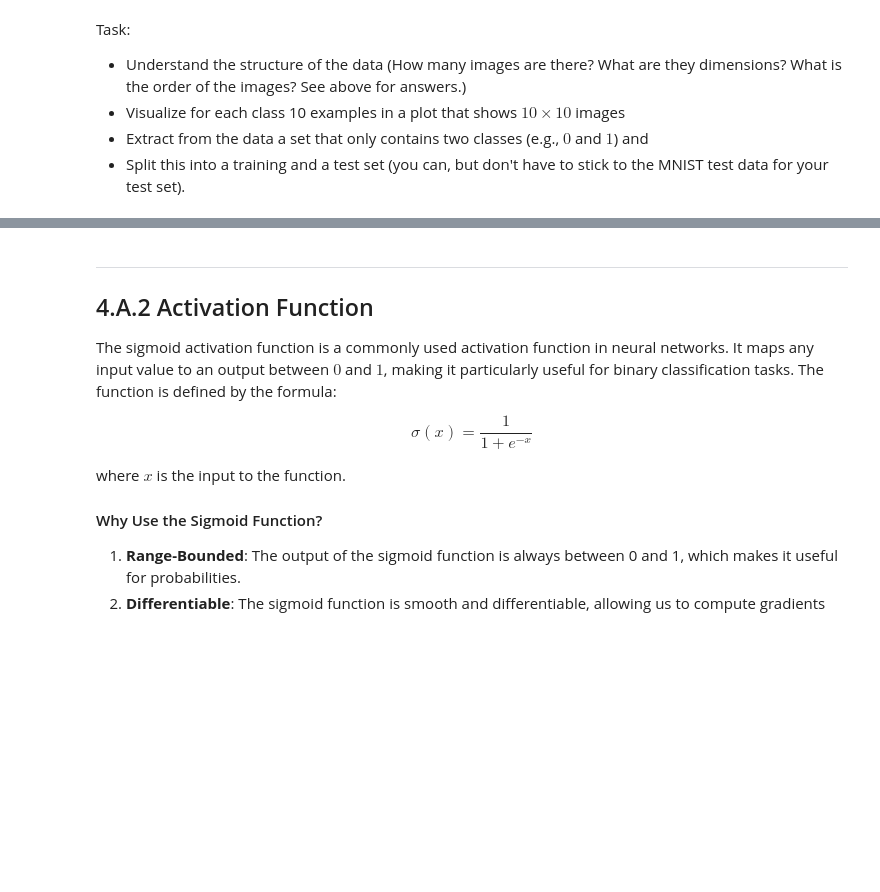
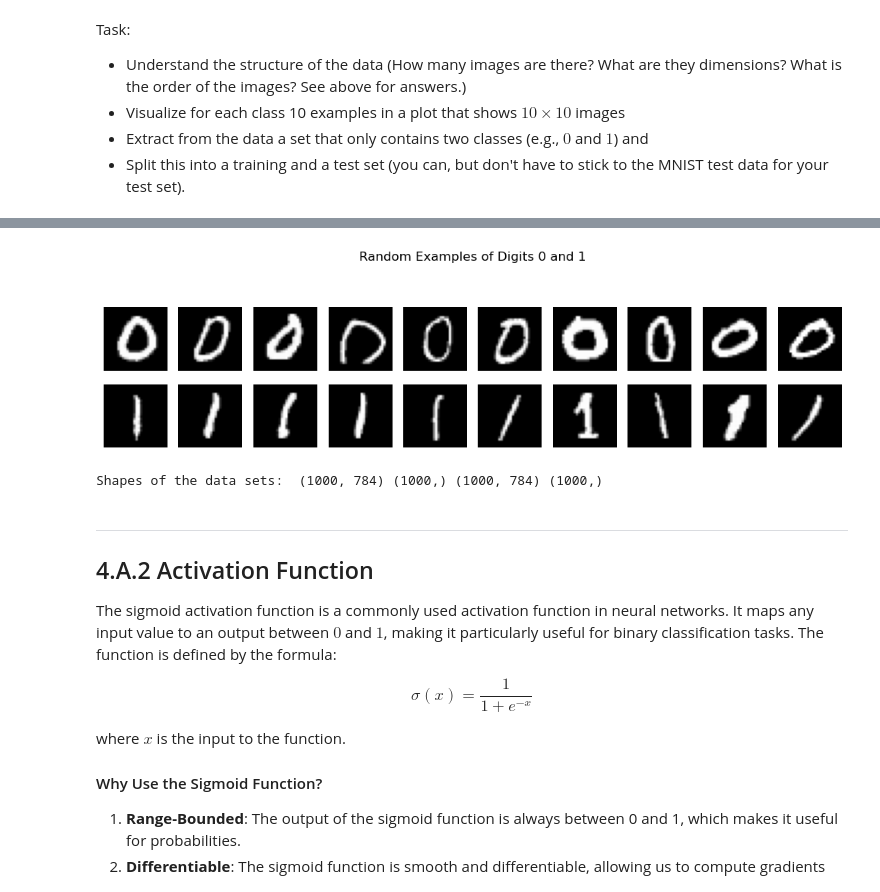
Before and after one commit to MarvinKohnen/deep-reinforcement-learning, a Jupyter notebook: drl_deep_course/4_Classification/4_A_Classification.ipynb, the cells around one changed output, grey strips where cells are left out. Cells and saved outputs as stored; diff of their text form; code cells hidden in the pictures; blank space fills up the shorter version.

```diff
--- a/drl_deep_course/4_Classification/4_A_Classification.ipynb
+++ b/drl_deep_course/4_Classification/4_A_Classification.ipynb
@@ -88,41 +84,46 @@ def load_two_classes(X, y, digit1, digit2, num_train=1000, num_test=1000):
 
     # TODO: Re-label y to binary (0 for digit1, 1 for digit2)
     # Iterate over the filtered data - and do a binary labelling
-    y_binary ...
+    y_binary = np.where(y_filtered == digit1, 0, 1)
 
     # TODO: Shuffle and split into training and test sets
-    # You might use indices = np.random.permutation(len(X_filtered))
+    indices = np.random.permutation(len(X_filtered))
+    indices_train = indices[:num_train]
+    indices_test = indices[num_train:num_train + num_test]
 
-    X_train, y_train = ...
-    X_test, y_test = ...
+    X_train, y_train = X_filtered[indices_train], y_binary[indices_train]
+    X_test, y_test = X_filtered[indices_test], y_binary[indices_test]
 
     return X_train, y_train, X_test, y_test
 # %%
 # Use the function to filter digits 0 and 1
-X_train, y_train, X_test, y_test = load_two_classes(X, y, 1, 4, num_train=1000, num_test=1000)
+X_train, y_train, X_test, y_test = load_two_classes(X, y, 0, 1, num_train=1000, num_test=1000)
 
 # Visualize examples from each class in the training set
 fig, axes = plt.subplots(2, 10, figsize=(10, 3))
 fig.suptitle("Random Examples of Digits 0 and 1")
 
 # Plot 10 random images for each digit in the training set
 for digit in [0, 1]:
     digit_class = 0 if digit == 0 else 1
     digit_indices = np.where(y_train == digit_class)[0]
     selected_indices = np.random.choice(digit_indices, 10, replace=False)
 
     for i, idx in enumerate(selected_indices):
         ax = axes[digit, i]
         ax.imshow(X_train[idx].reshape(28, 28), cmap="gray")
         ax.axis("off")
         if i == 0:
             ax.set_ylabel(f"Digit {digit}")
 
 plt.tight_layout()
 plt.subplots_adjust(top=0.8)
 plt.show()
 
 print('Shapes of the data sets: ', X_train.shape, y_train.shape, X_test.shape, y_test.shape)
+# %% [output]
+[figure, added]
+Shapes of the data sets:  (1000, 784) (1000,) (1000, 784) (1000,)
 # %% [markdown]
 ---
 
```
Also changed, not shown: parts of 10 cells of this notebook.
